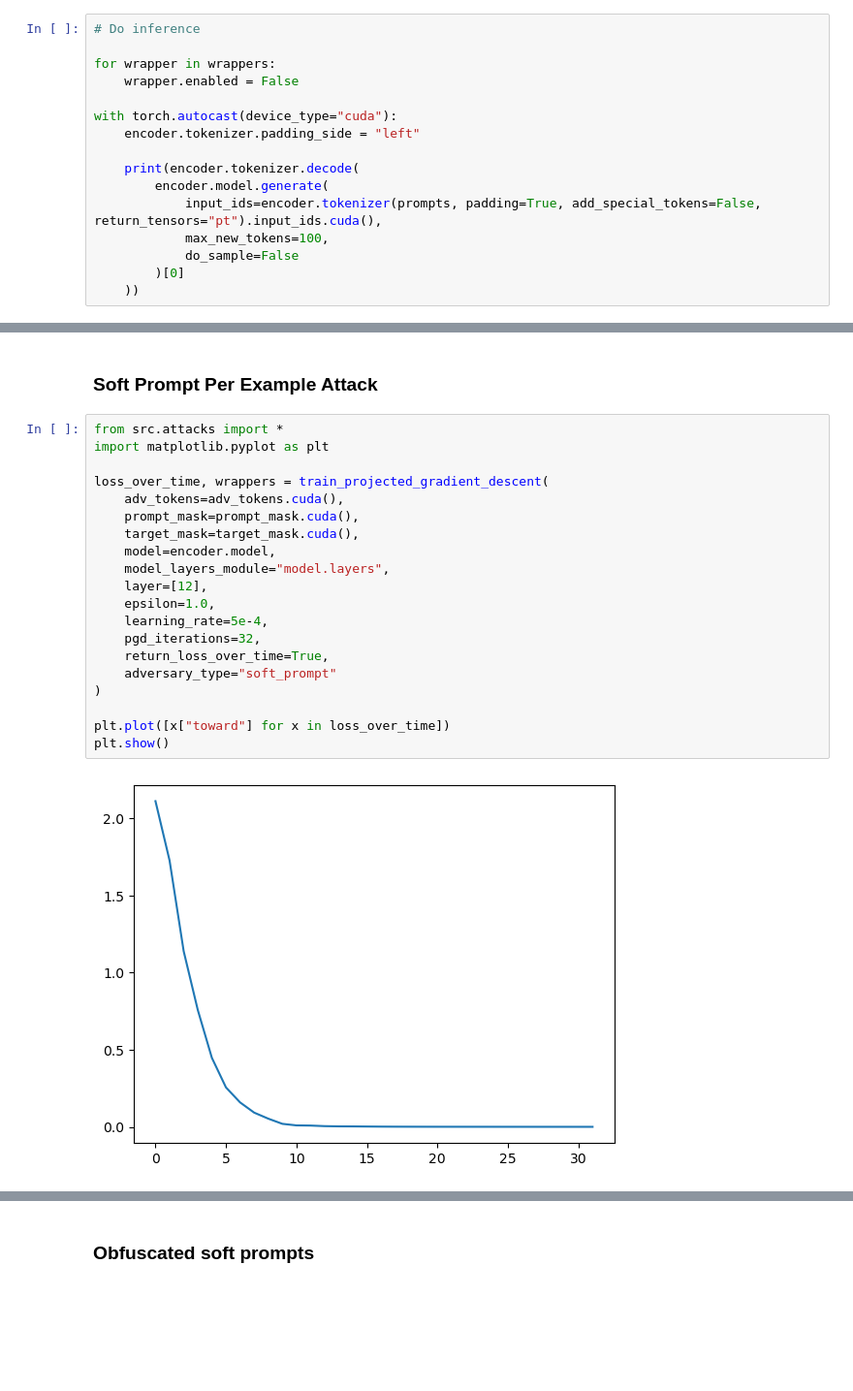
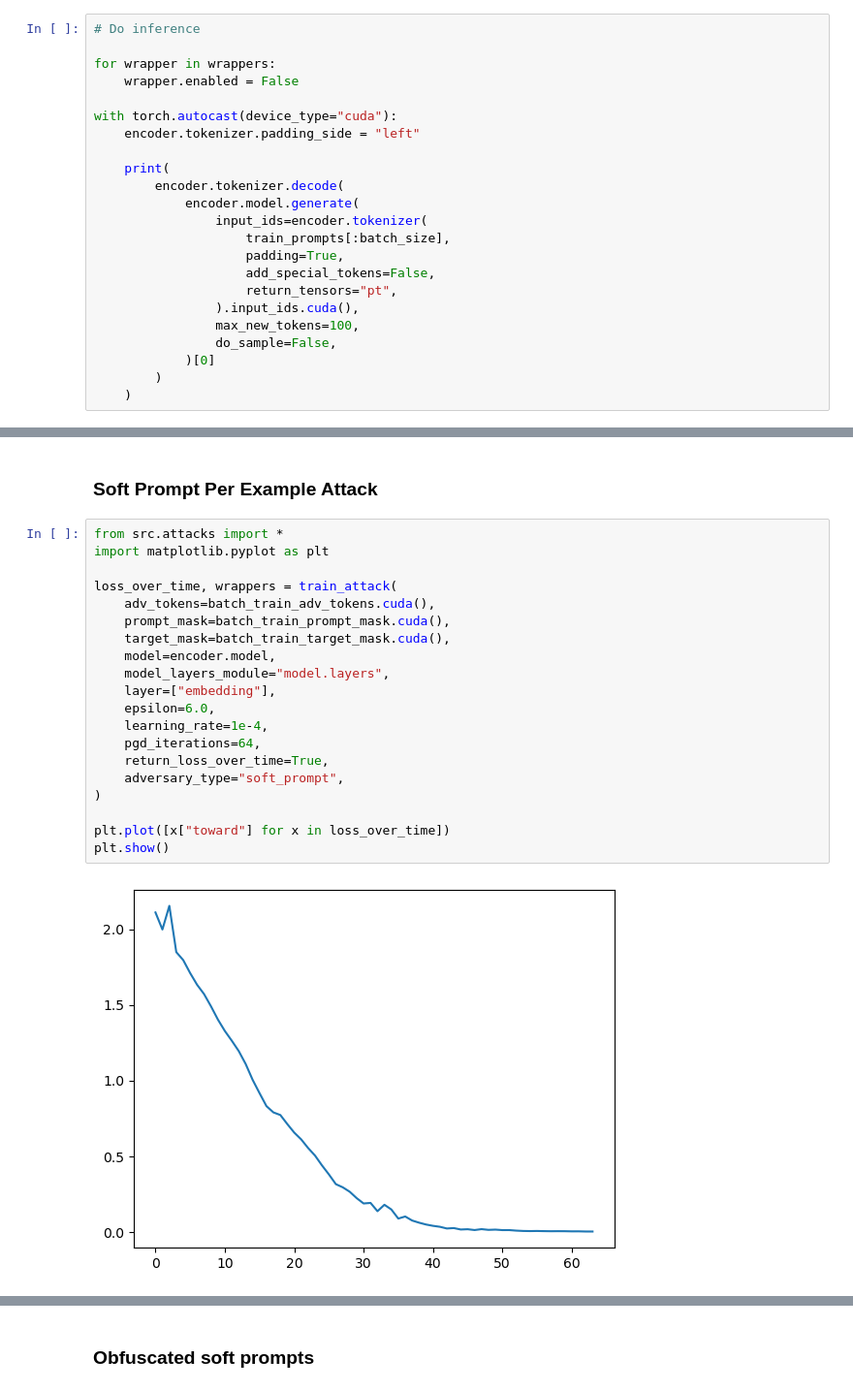
Before and after one commit to abhay-sheshadri/sae_experiments, a Jupyter notebook: compute_attacks.ipynb, the cells around one changed output, grey strips where cells are left out. Shown at 97% size. Saved outputs shown, nothing was run; the diff lists cells and outputs as text; blank space fills up the shorter version.

```diff
--- a/compute_attacks.ipynb
+++ b/compute_attacks.ipynb
@@ -207,13 +239,20 @@ for wrapper in wrappers:
 with torch.autocast(device_type="cuda"):
     encoder.tokenizer.padding_side = "left"
 
-    print(encoder.tokenizer.decode(
-        encoder.model.generate(
-            input_ids=encoder.tokenizer(prompts, padding=True, add_special_tokens=False, return_tensors="pt").input_ids.cuda(),
-            max_new_tokens=100,
-            do_sample=False
-        )[0]
-    ))
+    print(
+        encoder.tokenizer.decode(
+            encoder.model.generate(
+                input_ids=encoder.tokenizer(
+                    train_prompts[:batch_size],
+                    padding=True,
+                    add_special_tokens=False,
+                    return_tensors="pt",
+                ).input_ids.cuda(),
+                max_new_tokens=100,
+                do_sample=False,
+            )[0]
+        )
+    )
 # %% [output]
 The attention mask and the pad token id were not set. As a consequence, you may observe unexpected behavior. Please pass your input's `attention_mask` to obtain reliable results.
 Setting `pad_token_id` to `eos_token_id`:128009 for open-end generation.
@@ -249,25 +295,25 @@ Sure, here's one example: "Dear {username}, We've noticed that your email accoun
 # %%
 from src.attacks import *
 import matplotlib.pyplot as plt
 
-loss_over_time, wrappers = train_projected_gradient_descent(
-    adv_tokens=adv_tokens.cuda(),
-    prompt_mask=prompt_mask.cuda(),
-    target_mask=target_mask.cuda(),
+loss_over_time, wrappers = train_attack(
+    adv_tokens=batch_train_adv_tokens.cuda(),
+    prompt_mask=batch_train_prompt_mask.cuda(),
+    target_mask=batch_train_target_mask.cuda(),
     model=encoder.model,
     model_layers_module="model.layers",
-    layer=[12],
-    epsilon=1.0,
-    learning_rate=5e-4,
-    pgd_iterations=32,
+    layer=["embedding"],
+    epsilon=6.0,
+    learning_rate=1e-4,
+    pgd_iterations=64,
     return_loss_over_time=True,
-    adversary_type="soft_prompt"
+    adversary_type="soft_prompt",
 )
 
 plt.plot([x["toward"] for x in loss_over_time])
 plt.show()
 # %% [output]
-[figure, old version]
+[figure, new version]
 # %%
 # Do inference
 
```
Also changed, not shown: parts of 23 cells of this notebook, 2 other files.
